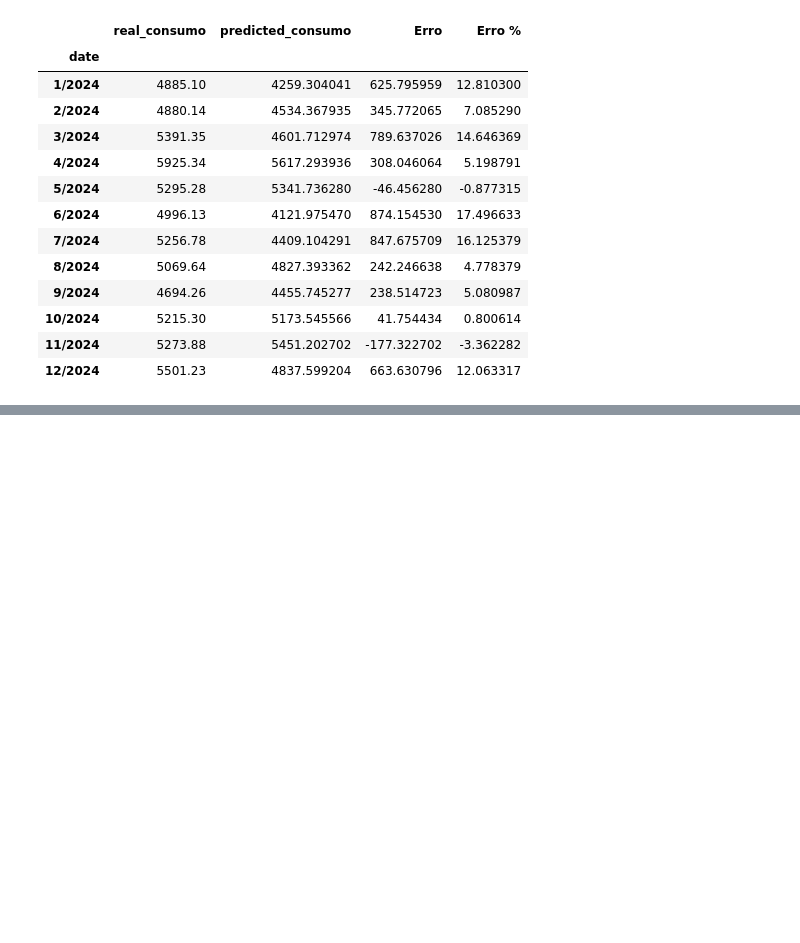
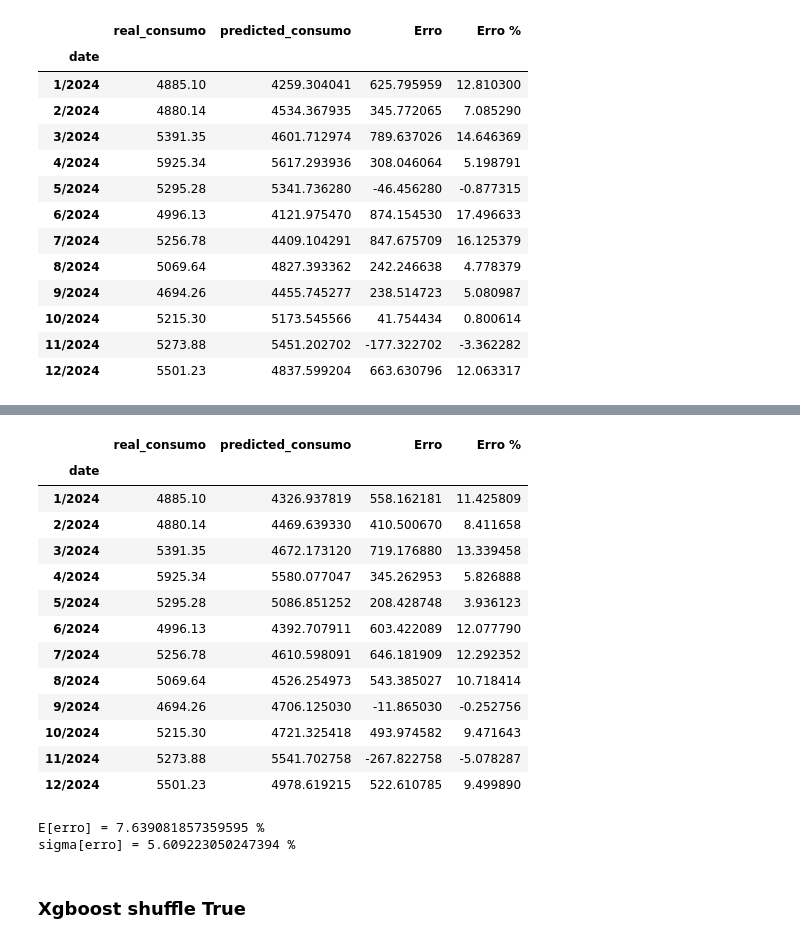
Before and after one commit to V-kr0pt/vivix_energy_consumption, a Jupyter notebook: prediction_analysis.ipynb, the cells around one changed output, grey strips where cells are left out. Saved outputs shown, nothing was run; the diff lists cells and outputs as text; code cells hidden in the pictures; blank space fills up the shorter version.

Commit message:
add: prediction analysis

```diff
--- a/prediction_analysis.ipynb
+++ b/prediction_analysis.ipynb
@@ -90,0 +116,4 @@ diff
+# %%
+prediction_data_path = 'results/output_data/xgboost_without_energy.csv'
+prediction_data = pd.read_csv(prediction_data_path)
+prediction_data
@@ -90,0 +134,18 @@ diff
+# %%
+# we will transform all the predicted values in MWh, so multiply by 24
+prediction_data['predicted_consumo'] = prediction_data['predicted_consumo'] * 24
+
+# Now, we want to group by month and sum the predicted energy
+prediction_data['month'] = pd.to_datetime(prediction_data['datetime']).dt.month
+prediction_data['year'] = pd.to_datetime(prediction_data['datetime']).dt.year
+prediction_data = prediction_data.drop(columns=['datetime'])
+prediction_data = prediction_data.groupby(['month', 'year']).sum()
+
+# Only for beauty we'll join the month and year columns
+prediction_data['date'] = prediction_data.index
+prediction_data['date'] = prediction_data['date'].apply(lambda x: f'{x[0]}/{x[1]}')
+prediction_data = prediction_data.reset_index()
+prediction_data = prediction_data.drop(columns=['month', 'year'])
+prediction_data = prediction_data.set_index('date')
+
+prediction_data
@@ -90,0 +167,31 @@ diff
+# %%
+# Now we will make a dataframe that contains the difference between the real values and the predicted values
+diff = real_values
+diff['predicted_consumo'] = prediction_data['predicted_consumo']
+diff['Erro'] = diff['real_consumo'] - diff['predicted_consumo']
+diff['Erro %'] = diff['Erro'] / diff['real_consumo'] * 100
+# %%
+diff
+# %% [output]
+|  | real_consumo | predicted_consumo | Erro | Erro % |
+| date |  |  |  |  |
+| 1/2024 | 4885.10 | 4326.937819 | 558.162181 | 11.425809 |
+| 2/2024 | 4880.14 | 4469.639330 | 410.500670 | 8.411658 |
+| 3/2024 | 5391.35 | 4672.173120 | 719.176880 | 13.339458 |
+| 4/2024 | 5925.34 | 5580.077047 | 345.262953 | 5.826888 |
+| 5/2024 | 5295.28 | 5086.851252 | 208.428748 | 3.936123 |
+| 6/2024 | 4996.13 | 4392.707911 | 603.422089 | 12.077790 |
+| 7/2024 | 5256.78 | 4610.598091 | 646.181909 | 12.292352 |
+| 8/2024 | 5069.64 | 4526.254973 | 543.385027 | 10.718414 |
+| 9/2024 | 4694.26 | 4706.125030 | -11.865030 | -0.252756 |
+| 10/2024 | 5215.30 | 4721.325418 | 493.974582 | 9.471643 |
+| 11/2024 | 5273.88 | 5541.702758 | -267.822758 | -5.078287 |
+| 12/2024 | 5501.23 | 4978.619215 | 522.610785 | 9.499890 |
+# %%
+print(f"E[erro] = {diff['Erro %'].mean()} %")
+print(f"sigma[erro] = {diff['Erro %'].std()} %")
+# %% [output]
+E[erro] = 7.639081857359595 %
+sigma[erro] = 5.609223050247394 %
+# %% [markdown]
+### Xgboost shuffle True
```
Also changed, not shown: parts of 36 cells of this notebook, 51 other files.
